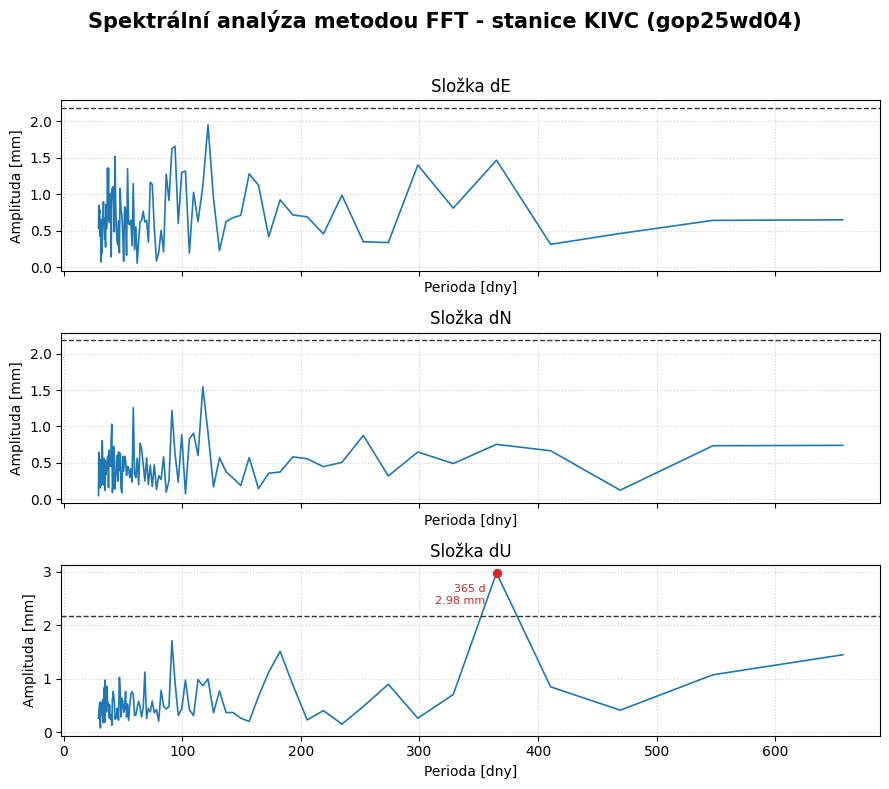
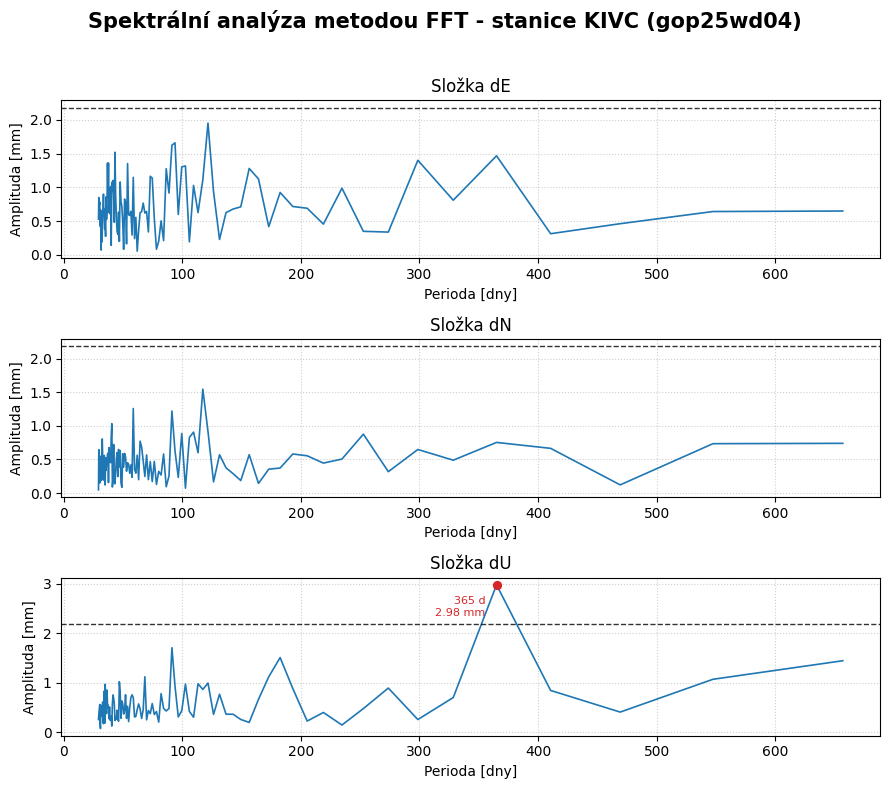
The notebook cell's code change between the first figure and the second:
--- before
+++ after
@@ -27,4 +27,5 @@
     ax.set_title(component_titles[comp], fontweight="normal")
     ax.set_ylabel("Amplituda [mm]")
+    ax.tick_params(axis="x", labelbottom=True)
     ax.grid(True, linestyle=":", alpha=0.6)
     ax.set_xlabel("Perioda [dny]")

Commit: Kompletní výstupy